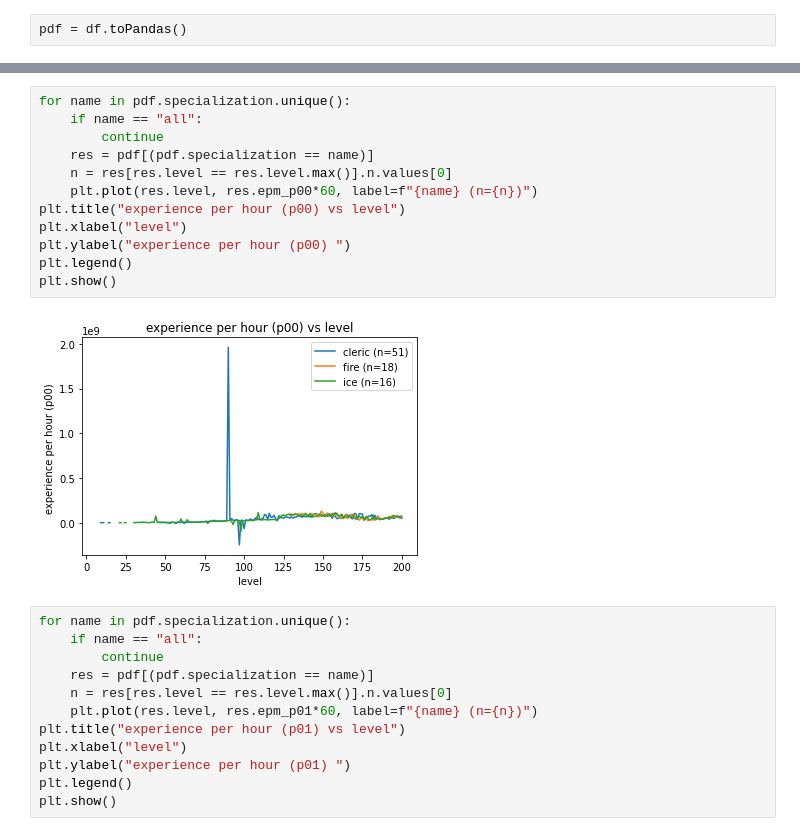
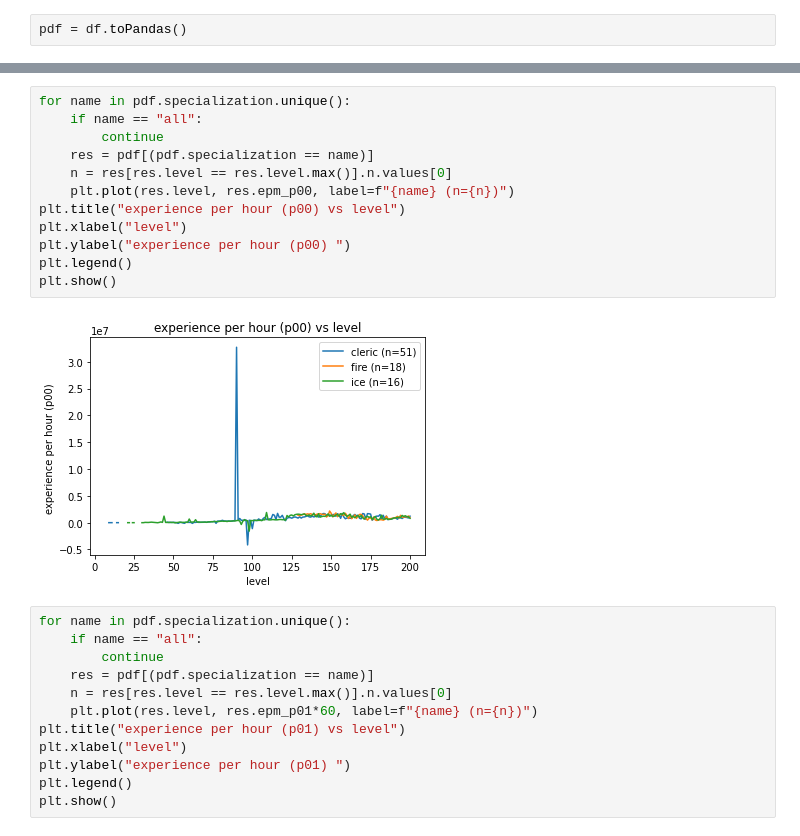
Before and after one commit to geospiza-fortis/ml-player-growth, a Jupyter notebook: notebooks/2021-05-22-nmf.ipynb, the cells around one changed output, grey strips where cells are left out. Drawn from its saved outputs; the diff is of its cells as text.

```diff
--- a/notebooks/2021-05-22-nmf.ipynb
+++ b/notebooks/2021-05-22-nmf.ipynb
@@ -125,17 +125,17 @@ pdf = df.toPandas()
 # %%
 for name in pdf.specialization.unique():
     if name == "all":
         continue
     res = pdf[(pdf.specialization == name)]
     n = res[res.level == res.level.max()].n.values[0]
-    plt.plot(res.level, res.epm_p00*60, label=f"{name} (n={n})")
+    plt.plot(res.level, res.epm_p00, label=f"{name} (n={n})")
 plt.title("experience per hour (p00) vs level")
 plt.xlabel("level")
 plt.ylabel("experience per hour (p00) ")
 plt.legend()
 plt.show()
 # %% [output]
-[figure, old version]
+[figure, new version]
 # %%
 for name in pdf.specialization.unique():
     if name == "all":
```
Also changed, not shown: parts of 10 cells of this notebook, 1 other file.
